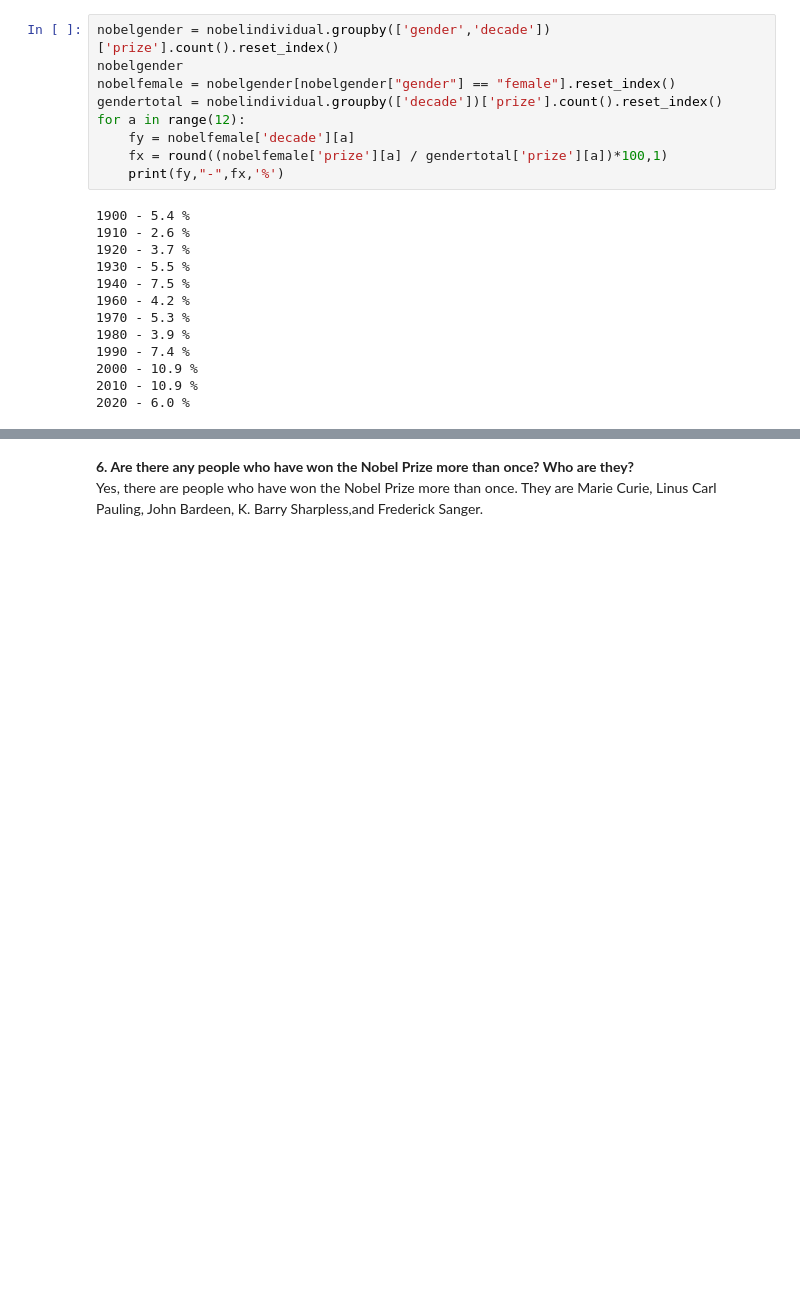
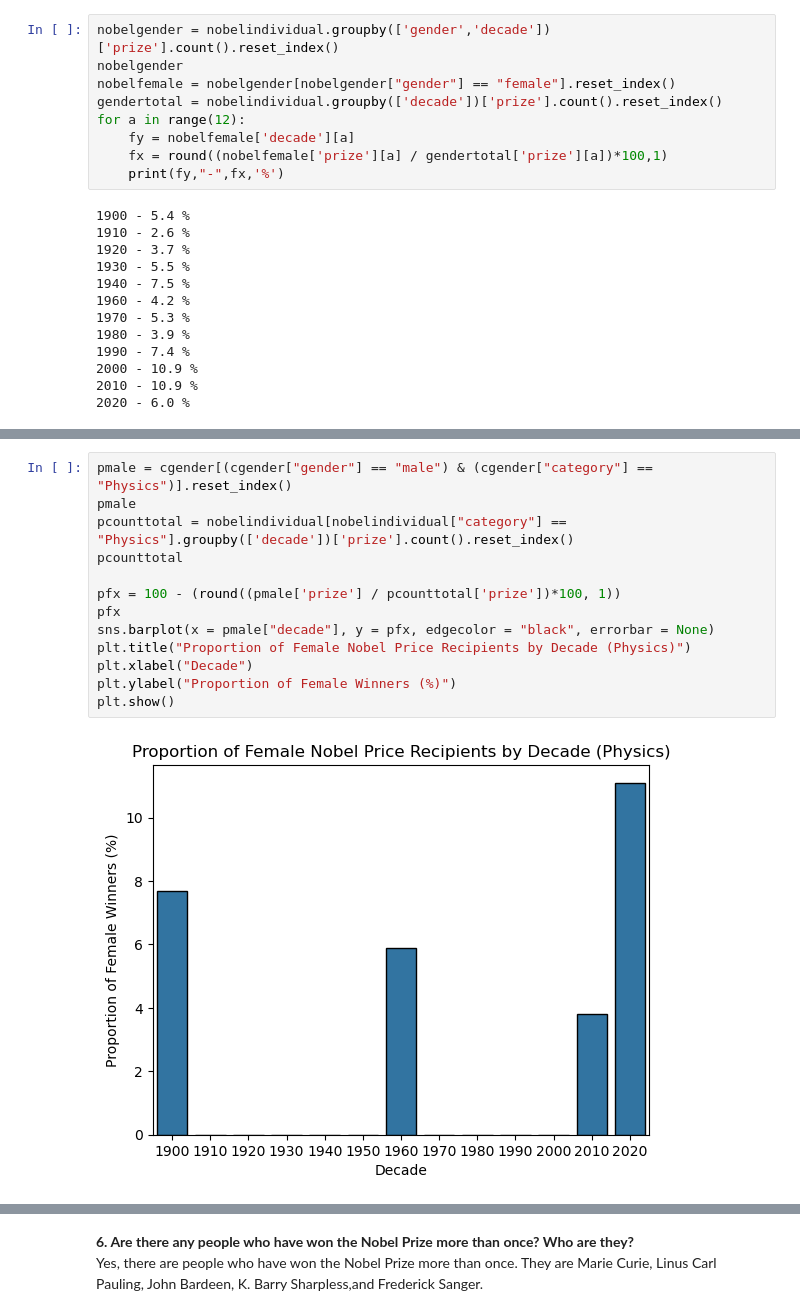
Before and after one commit to elaine-tao/COMM-337-Group-Project-1, a Jupyter notebook: Group Project 1.ipynb, the cells around one changed output, grey strips where cells are left out. Drawn from its saved outputs; the diff is of its cells as text; blank space fills up the shorter version.

```diff
--- a/Group Project 1.ipynb
+++ b/Group Project 1.ipynb
@@ -138,0 +164,15 @@ plt.show()
+# %%
+pmale = cgender[(cgender["gender"] == "male") & (cgender["category"] == "Physics")].reset_index()
+pmale
+pcounttotal = nobelindividual[nobelindividual["category"] == "Physics"].groupby(['decade'])['prize'].count().reset_index()
+pcounttotal
+
+pfx = 100 - (round((pmale['prize'] / pcounttotal['prize'])*100, 1))
+pfx
+sns.barplot(x = pmale["decade"], y = pfx, edgecolor = "black", errorbar = None)
+plt.title("Proportion of Female Nobel Price Recipients by Decade (Physics)")
+plt.xlabel("Decade")
+plt.ylabel("Proportion of Female Winners (%)")
+plt.show()
+# %% [output]
+[figure, added]
```
Also changed, not shown: parts of 8 cells of this notebook.
